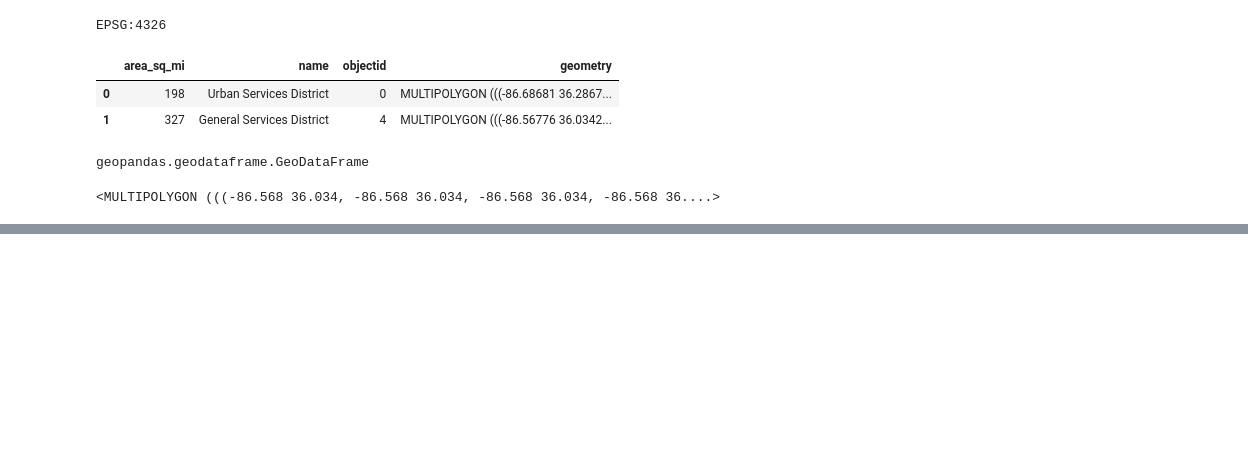
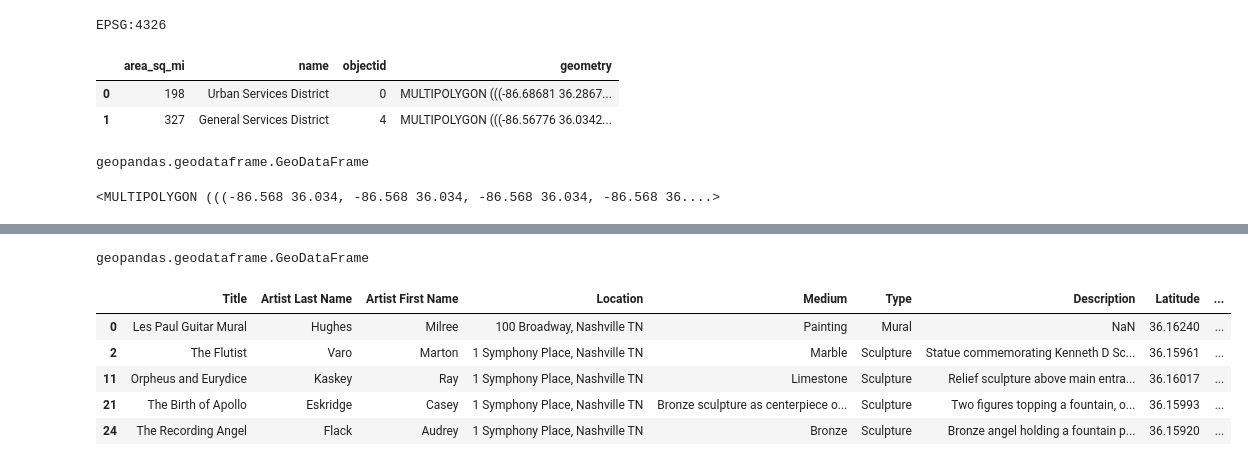
Before and after one commit to NSS-Data-Analytics-Cohort-10/geospatial-python-workshop-seanmalley1, a Jupyter notebook: notebooks/geo.ipynb, the cells around one changed output, grey strips where cells are left out. Cells and saved outputs as stored; diff of their text form; code cells hidden in the pictures; blank space fills up the shorter version.

```diff
--- a/notebooks/geo.ipynb
+++ b/notebooks/geo.ipynb
@@ -48,0 +51,10 @@ plt.show()
+# %%
+#911 calls seems too big to work with
+# calls = pd.read_csv('../data/911calls.geojson')
+# print(calls.shape)
+# calls.head(3)
+
+# lets do art
+art = pd.read_csv('../data/art.csv')
+print(art.shape)
+art.head(3)
@@ -48,0 +101,8 @@ plt.show()
+# %%
+art_geo = gpd.GeoDataFrame(art,
+                           crs = zipcodes.crs,
+                           geometry = gpd.points_from_xy(art.Longitude, art.Latitude))
+# %%
+type(art_geo)
+# %% [output]
+geopandas.geodataframe.GeoDataFrame
@@ -48,0 +113,9 @@ plt.show()
+# %%
+art_by_zip.head()
+# %% [output]
+|  | Title | Artist Last Name | Artist First Name | Location | Medium | Type | Description | Latitude | ... |
+| 0 | Les Paul Guitar Mural | Hughes | Milree | 100 Broadway, Nashville TN | Painting | Mural | NaN | 36.16240 | ... |
+| 2 | The Flutist | Varo | Marton | 1 Symphony Place, Nashville TN | Marble | Sculpture | Statue commemorating Kenneth D Sc... | 36.15961 | ... |
+| 11 | Orpheus and Eurydice | Kaskey | Ray | 1 Symphony Place, Nashville TN | Limestone | Sculpture | Relief sculpture above main entra... | 36.16017 | ... |
+| 21 | The Birth of Apollo | Eskridge | Casey | 1 Symphony Place, Nashville TN | Bronze sculpture as centerpiece o... | Sculpture | Two figures topping a fountain, o... | 36.15993 | ... |
+| 24 | The Recording Angel | Flack | Audrey | 1 Symphony Place, Nashville TN | Bronze | Sculpture | Bronze angel holding a fountain p... | 36.15920 | ... |
```
Also changed, not shown: parts of 11 cells of this notebook.
